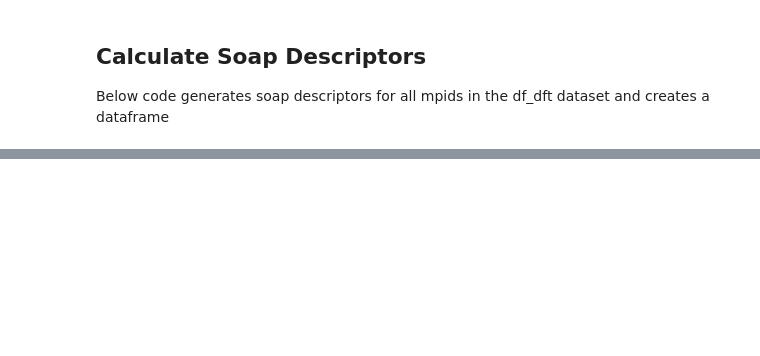
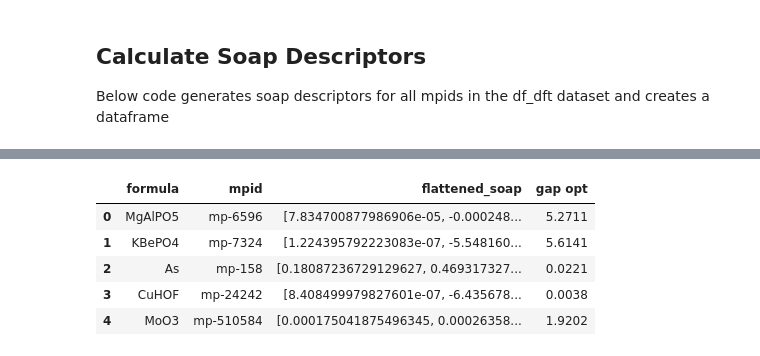
Before and after one commit to cadenmyers13/ml-dft-exp, a Jupyter notebook: codebase/load_matminer_data.ipynb, the cells around one changed output, grey strips where cells are left out. Saved outputs shown, nothing was run; the diff lists cells and outputs as text; code cells hidden in the pictures; blank space fills up the shorter version.

```diff
--- a/codebase/load_matminer_data.ipynb
+++ b/codebase/load_matminer_data.ipynb
@@ -254,6 +279,15 @@ padded_descriptors = zero_pad_soap_descriptors(df_soap['soap_descriptor'], (max_
 # %%
 soap_path = '/Users/cadenmyers/billingelab/dev/ml4ms_bandgap_final/data/soap_descriptors.pkl.gz'
 
-# Reading a compressed .pkl file (e.g., .pkl.gz)
+# Step 1: Read the compressed pickle
 with gzip.open(soap_path, 'rb') as f:
     padded_df = pickle.load(f)
+
+padded_df.head(5)
+# %% [output]
+|  | formula | mpid | flattened_soap | gap opt |
+| 0 | MgAlPO5 | mp-6596 | [7.834700877986906e-05, -0.000248... | 5.2711 |
+| 1 | KBePO4 | mp-7324 | [1.224395792223083e-07, -5.548160... | 5.6141 |
+| 2 | As | mp-158 | [0.18087236729129627, 0.469317327... | 0.0221 |
+| 3 | CuHOF | mp-24242 | [8.408499979827601e-07, -6.435678... | 0.0038 |
+| 4 | MoO3 | mp-510584 | [0.000175041875496345, 0.00026358... | 1.9202 |
```
Also changed, not shown: parts of 18 cells of this notebook.
